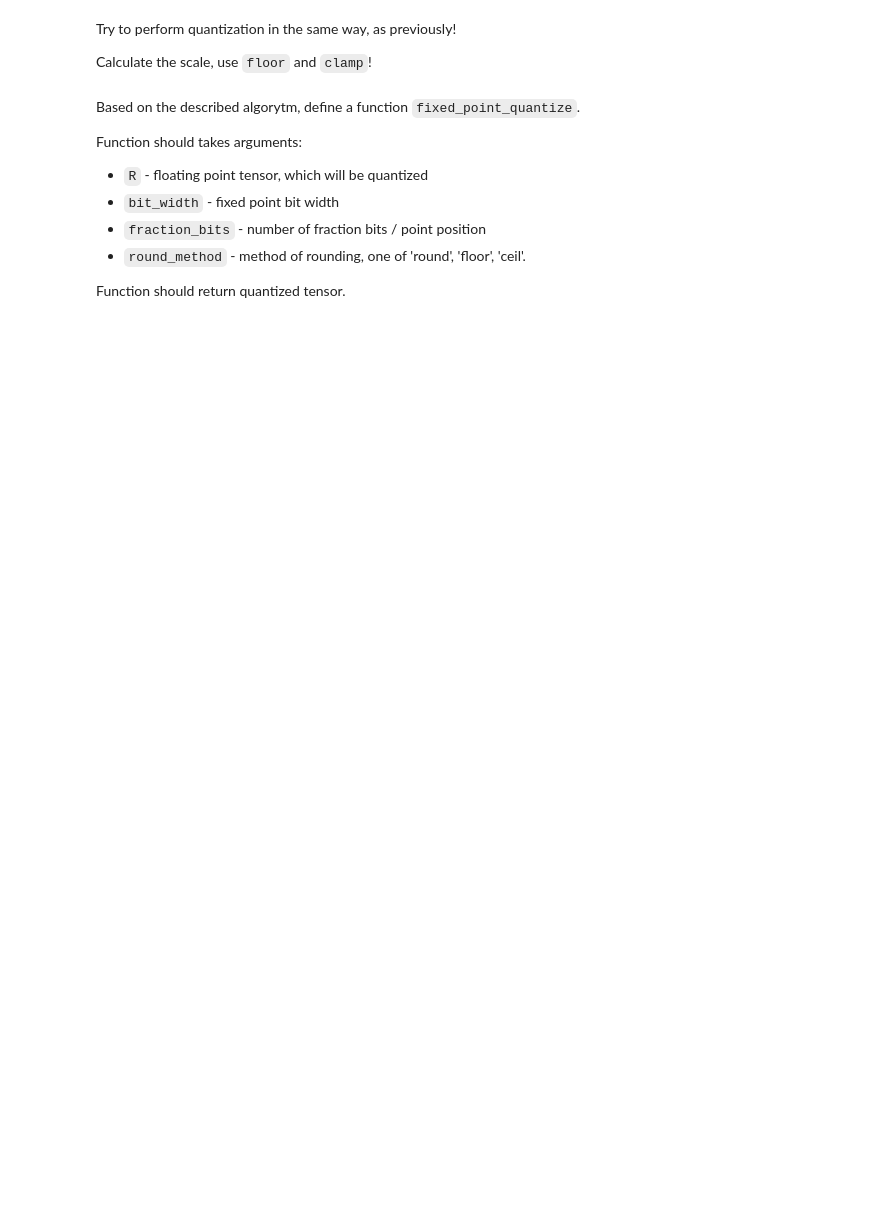
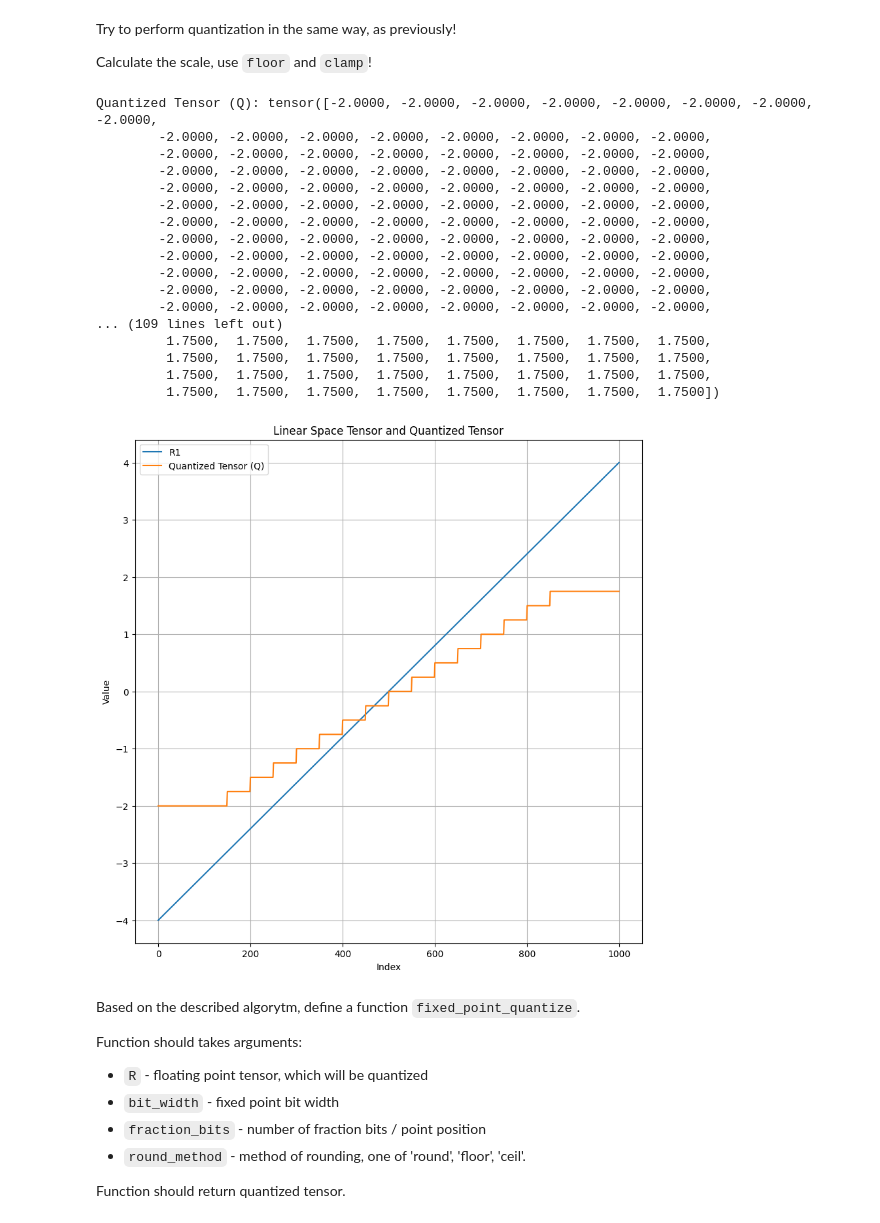
Before and after one commit to Mateleo/EmbeddedAI, a Jupyter notebook: Embedded/lab2/Lab2.ipynb, the cells around one changed output. Cells and saved outputs as stored; diff of their text form; code cells hidden in the pictures; blank space fills up the shorter version.

```diff
--- a/Embedded/lab2/Lab2.ipynb
+++ b/Embedded/lab2/Lab2.ipynb
@@ -296,0 +280,22 @@ print(...)  # print answers to questions!
+# %%
+R3 = torch.linspace(-2.5, 2.5, 1000)
+
+SIGN_BITS = 1
+WIDTH_BITS = 4
+FRACTION_BITS = 2
+INT_BITS = 1
+
+# 0 0 00
+
+DISCRETE_SPACE_SIZE = 2 ** (WIDTH_BITS - FRACTION_BITS)
+PRECISION = 1 / DISCRETE_SPACE_SIZE
+MIN_VALUE = -2
+MAX_VALUE = 1.75
+print("SIGN_BITS =", SIGN_BITS)
+print("WIDTH_BITS =", WIDTH_BITS)
+print("FRACTION_BITS =", FRACTION_BITS)
+print("INT_BITS =", INT_BITS)
+print("PRECISION =", PRECISION)
+print("MIN_VALUE =", MIN_VALUE)
+print("MIN_VALUE =", MAX_VALUE)
+print("DISCRETE_SPACE_SIZE =", DISCRETE_SPACE_SIZE)
@@ -310,3 +315,37 @@ plt.show()
+# %%
+Q = torch.floor(R3 / PRECISION)
+Q = torch.clamp(Q * PRECISION, MIN_VALUE, MAX_VALUE)
+
+print("Quantized Tensor (Q):", Q)
+
+R1 = torch.linspace(-4, 4, 1000)
+plt.plot(R1, label="R1")
+plt.plot(Q, label="Quantized Tensor (Q)")
+plt.title("Linear Space Tensor and Quantized Tensor")
+plt.xlabel("Index")
+plt.ylabel("Value")
+plt.legend()
+plt.grid(True)
+plt.show()
+# %% [output]
+Quantized Tensor (Q): tensor([-2.0000, -2.0000, -2.0000, -2.0000, -2.0000, -2.0000, -2.0000, -2.0000,
+        -2.0000, -2.0000, -2.0000, -2.0000, -2.0000, -2.0000, -2.0000, -2.0000,
+        -2.0000, -2.0000, -2.0000, -2.0000, -2.0000, -2.0000, -2.0000, -2.0000,
+        -2.0000, -2.0000, -2.0000, -2.0000, -2.0000, -2.0000, -2.0000, -2.0000,
+        -2.0000, -2.0000, -2.0000, -2.0000, -2.0000, -2.0000, -2.0000, -2.0000,
+        -2.0000, -2.0000, -2.0000, -2.0000, -2.0000, -2.0000, -2.0000, -2.0000,
+        -2.0000, -2.0000, -2.0000, -2.0000, -2.0000, -2.0000, -2.0000, -2.0000,
+        -2.0000, -2.0000, -2.0000, -2.0000, -2.0000, -2.0000, -2.0000, -2.0000,
+        -2.0000, -2.0000, -2.0000, -2.0000, -2.0000, -2.0000, -2.0000, -2.0000,
+        -2.0000, -2.0000, -2.0000, -2.0000, -2.0000, -2.0000, -2.0000, -2.0000,
+        -2.0000, -2.0000, -2.0000, -2.0000, -2.0000, -2.0000, -2.0000, -2.0000,
+        -2.0000, -2.0000, -2.0000, -2.0000, -2.0000, -2.0000, -2.0000, -2.0000,
+... (109 lines left out)
+         1.7500,  1.7500,  1.7500,  1.7500,  1.7500,  1.7500,  1.7500,  1.7500,
+         1.7500,  1.7500,  1.7500,  1.7500,  1.7500,  1.7500,  1.7500,  1.7500,
+         1.7500,  1.7500,  1.7500,  1.7500,  1.7500,  1.7500,  1.7500,  1.7500,
+         1.7500,  1.7500,  1.7500,  1.7500,  1.7500,  1.7500,  1.7500,  1.7500])
+[figure, added]
 # %% [markdown]
 Based on the described algorytm, define a function `fixed_point_quantize`.
 
```
Also changed, not shown: parts of 12 cells of this notebook, 7 other files.
